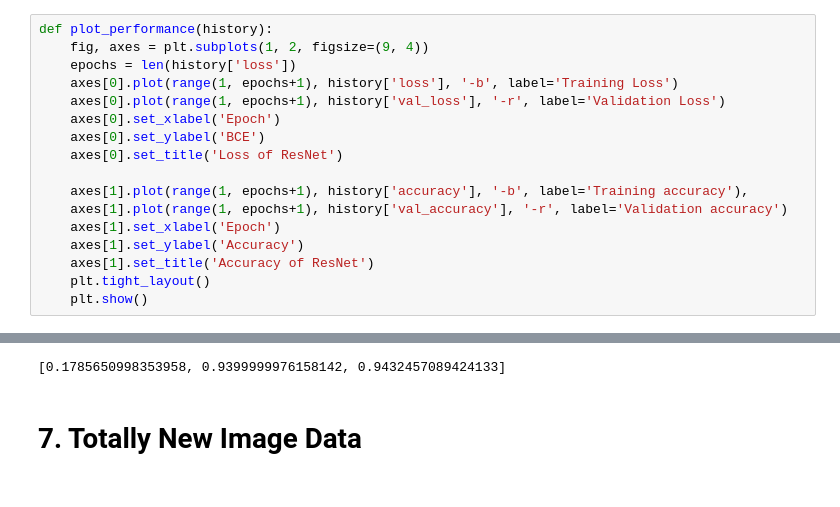
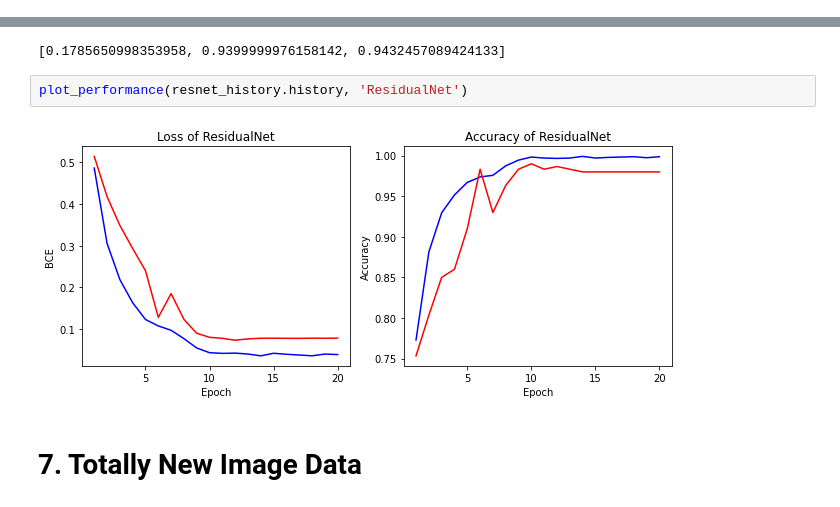
Before and after one commit to AndiRen/Brain-Tumor-Detection, a Jupyter notebook: pre_trained_bt_recognition.ipynb, the cells around one changed output, grey strips where cells are left out. Cells and saved outputs as stored; diff of their text form.

```diff
--- a/pre_trained_bt_recognition.ipynb
+++ b/pre_trained_bt_recognition.ipynb
@@ -916,20 +925,3 @@ Epoch 6/200
 Epoch 20/200
 80/80 [==============================] - 628s 8s/step - loss: 0.0389 - accuracy: 0.9987 - f1: 0.9987 - val_loss: 0.0783 - val_accuracy: 0.9800 - val_f1: 0.9805 - lr: 1.0000e-07
 Epoch 20: early stopping
-# %%
-def plot_performance(history):
-    fig, axes = plt.subplots(1, 2, figsize=(9, 4))
-    epochs = len(history['loss'])
-    axes[0].plot(range(1, epochs+1), history['loss'], '-b', label='Training Loss')
-    axes[0].plot(range(1, epochs+1), history['val_loss'], '-r', label='Validation Loss')
-    axes[0].set_xlabel('Epoch')
-    axes[0].set_ylabel('BCE')
-    axes[0].set_title('Loss of ResNet')
-
-    axes[1].plot(range(1, epochs+1), history['accuracy'], '-b', label='Training accuracy'),
-    axes[1].plot(range(1, epochs+1), history['val_accuracy'], '-r', label='Validation accuracy')
-    axes[1].set_xlabel('Epoch')
-    axes[1].set_ylabel('Accuracy')
-    axes[1].set_title('Accuracy of ResNet')
-    plt.tight_layout()
-    plt.show()
@@ -942,6 +930,10 @@ resnet.evaluate(new_test)
 # %% [output]
 10/10 [==============================] - 23s 2s/step - loss: 0.1786 - accuracy: 0.9400 - f1: 0.9432
 [0.1785650998353958, 0.9399999976158142, 0.9432457089424133]
+# %%
+plot_performance(resnet_history.history, 'ResidualNet')
+# %% [output]
+[figure, added]
 # %% [markdown]
 # 7. Totally New Image Data
 # %% [markdown]
```
Also changed, not shown: parts of 19 cells of this notebook.
